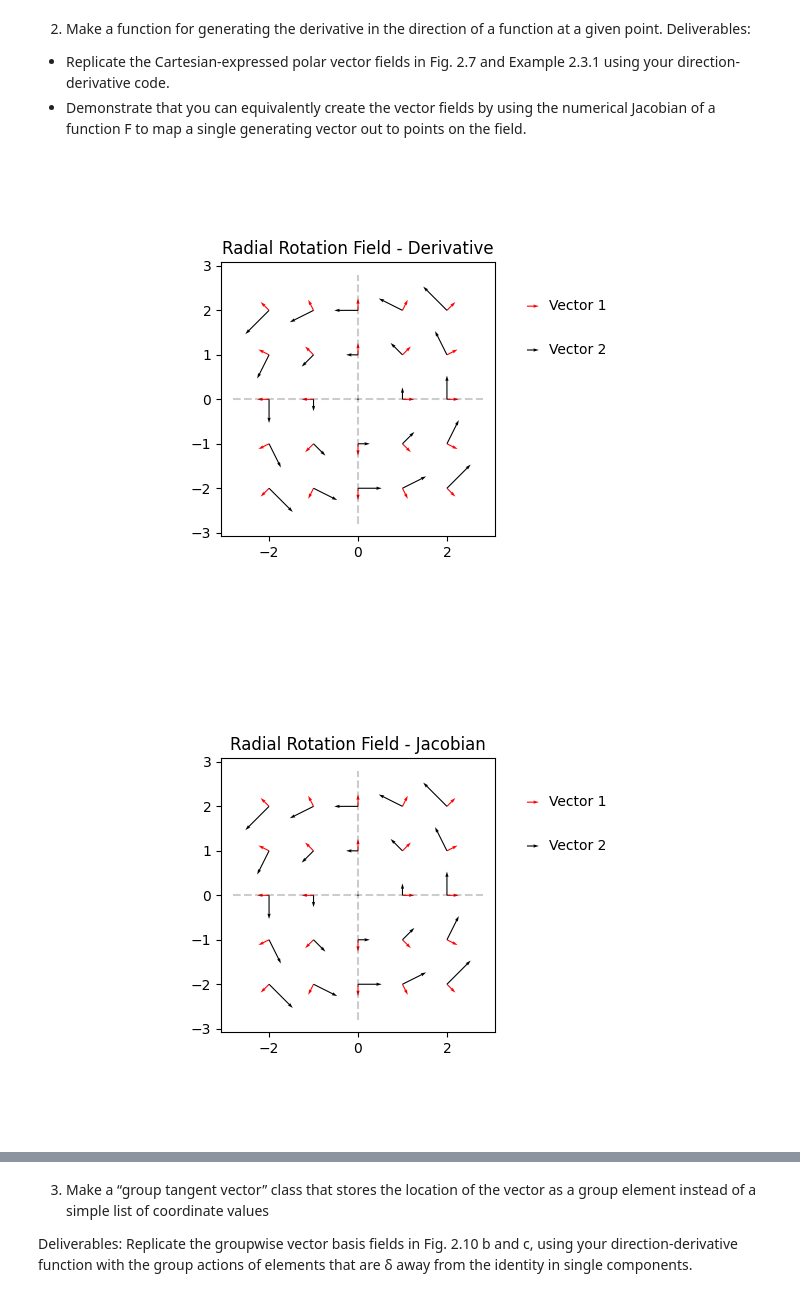
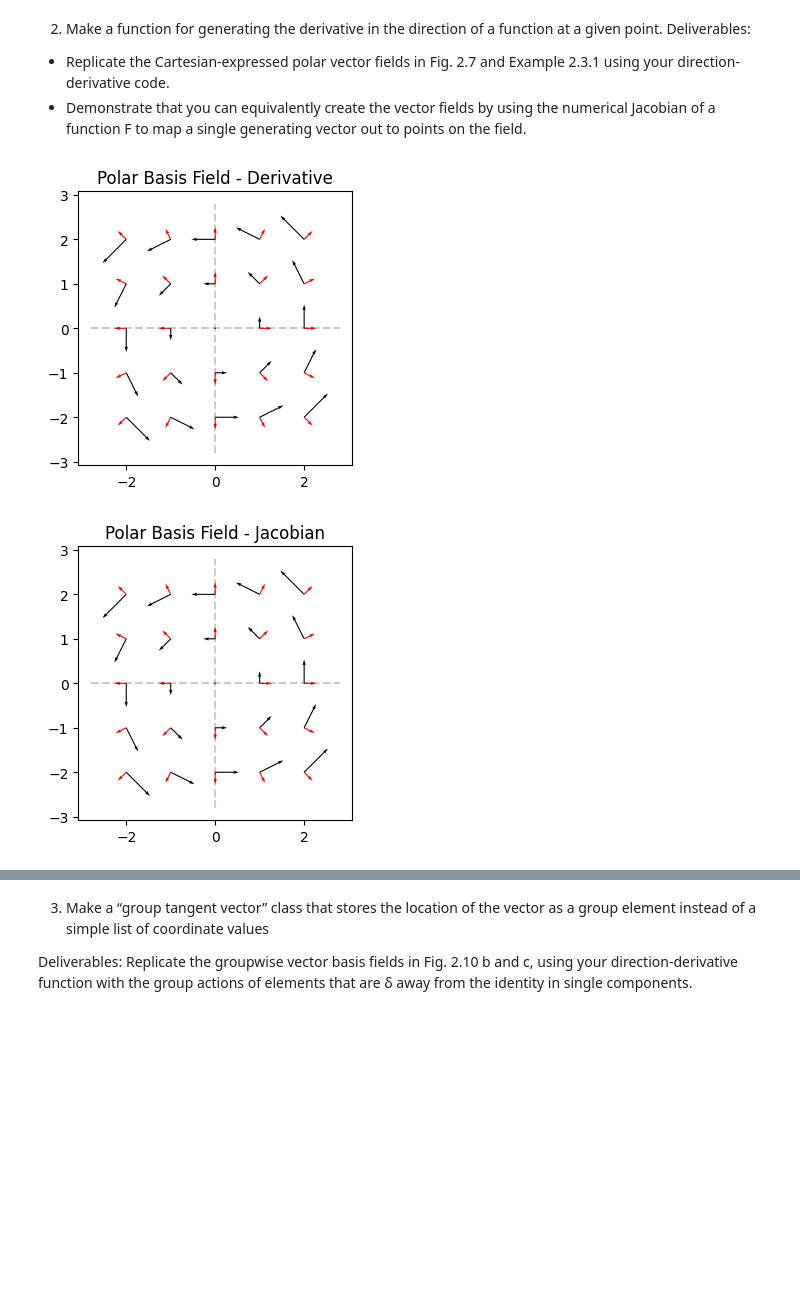
Before and after one commit to rooshm/rob541, a Jupyter notebook: hw2.ipynb, the cells around one changed output, grey strips where cells are left out. Cells and saved outputs as stored; diff of their text form; code cells hidden in the pictures; blank space fills up the shorter version.

```diff
--- a/hw2.ipynb
+++ b/hw2.ipynb
@@ -22,6 +18,10 @@ Deliverables:
 - Replicate the Cartesian-expressed polar vector fields in Fig. 2.7 and Example 2.3.1 using your direction-derivative code.
 - Demonstrate that you can equivalently create the vector fields by using the numerical Jacobian of a function F to map a single generating vector out to points on the field.
 # %%
+from deriv_utils import compute_jacobian, derivative_in_direction
+from plotter import plot_vector_field
+from vector import VectorBases
+
 def radial(config, delta = 0):
     x, y = config
     r = np.sqrt(x**2 + y**2)
@@ -47,36 +47,41 @@ def radial_rotation(config, delta = 0):
         delta = delta.flatten()[0]
     phi_rho = delta * np.array([1., 1.]).reshape(2, 1)
     x, y = config
     # eq 2.52
     r = np.sqrt(x**2 + y**2)
     rinv = 1 / r if not np.isclose(r, 0.) else 1
     diff_rho = np.array([x * rinv, y * rinv]).reshape(2, 1)
     diff_phi = np.array([-y, x]).reshape(2, 1)
     radial_rotation = np.hstack([diff_phi, diff_rho]) @ phi_rho
     return radial_rotation.reshape(config.shape)
 
+# f -> generate, F -> transform
+# F (f (x)) = f (F (x))
+# F ( q' ) = p'
 x = y = np.linspace(-2, 2, 5)
 X, Y = np.meshgrid(x, y)
 configuration = np.vstack((X.ravel(), Y.ravel())).T
 radial_derivs = [derivative_in_direction(radial, config.reshape(2,)) for config in configuration]
 rotation_derivs = [derivative_in_direction(rotation, config.reshape(2,)) for config in configuration]
 vb = VectorBases(radial_derivs)
 vb2 = VectorBases(rotation_derivs)
-plot_vector_field(vb.configs().T, [vb.flatten().T, vb2.flatten().T], title="Radial Rotation Field - Derivative")
+plot_vector_field(vb.configs(), [vb.flatten(), vb2.flatten()], title="Polar Basis Field - Derivative")
 
+
+# nudge the input space, how much does the output space change?
 radial_jacob = np.stack([compute_jacobian(radial, config.reshape(2,)) for config in configuration])
 rotation_jacob = np.stack([compute_jacobian(rotation, config.reshape(2,)) for config in configuration])
 vb = VectorBases(radial_jacob)
 vb2 = VectorBases(rotation_jacob)
-plot_vector_field(vb.configs().T, [vb.flatten().T, vb2.flatten().T], title="Radial Rotation Field - Jacobian")
+plot_vector_field(vb.configs(), [vb.flatten(), vb2.flatten()], title="Polar Basis Field - Jacobian")
 
 radial_rotation_derivs = [derivative_in_direction(radial_rotation, config.reshape(2,)) for config in configuration]
 vb = VectorBases(radial_rotation_derivs)
-plot_vector_field(vb.configs().T, [vb.flatten().T], title="Polar Basis Field - Derivative")
+plot_vector_field(vb.configs(), [vb.flatten()], title="Radial Rotation Field - Derivative")
 
 radial_rotation_jacob = np.stack([compute_jacobian(radial_rotation, config.reshape(2,)) for config in configuration])
 vb = VectorBases(radial_rotation_jacob)
-plot_vector_field(vb.configs().T, [vb.flatten().T], title="Polar Basis Field - Jacobian")
+plot_vector_field(vb.configs(), [vb.flatten()], title="Radial Rotation Field - Jacobian")
 # %% [output]
-[figure, old version]
+[figure, new version]
-[figure, old version]
+[figure, new version]
```
Also changed, not shown: parts of 7 cells of this notebook, 5 other files.
